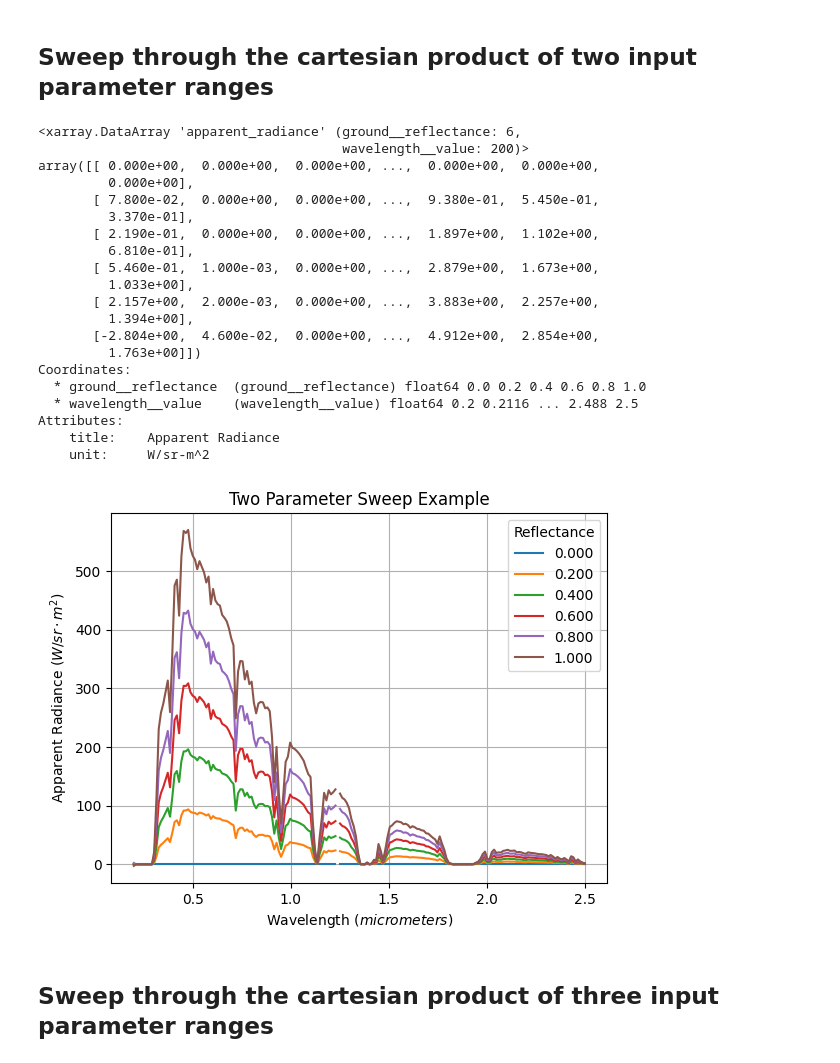
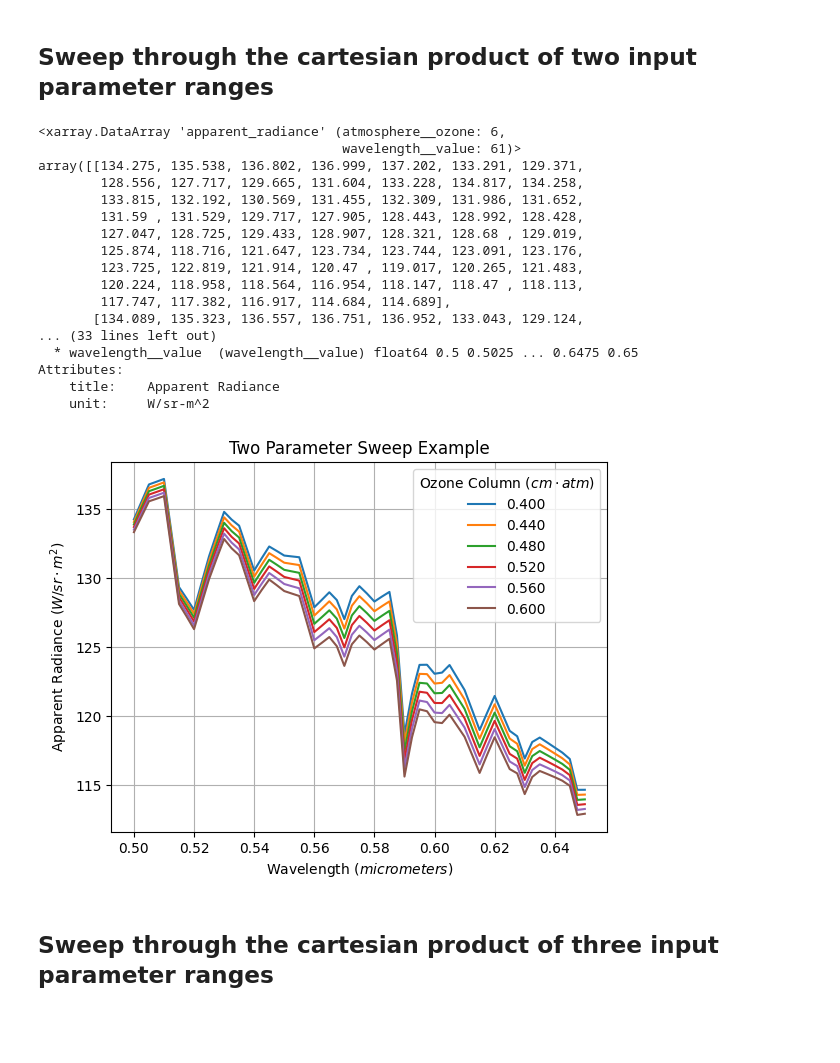
Before and after one commit to brianschubert/rtm-wrapper, a Jupyter notebook: notebooks/sweep_example.ipynb, the cells around one changed output. Cells and saved outputs as stored; diff of their text form; code cells hidden in the pictures; blank space fills up the shorter version.

```diff
--- a/notebooks/sweep_example.ipynb
+++ b/notebooks/sweep_example.ipynb
@@ -20,7 +16,7 @@ wavelengths = np.linspace(0.2, 2.5, 200)
 # %%
 sweep = SweepSimulation(
     {
-        "wavelength__value": wavelengths,
+        "wavelength__value": np.arange(0.2, 2.5, 0.005),
     },
     base=pysixs_default_inputs(),
 )
@@ -62,47 +58,44 @@ Attributes:
 # %%
 sweep = SweepSimulation(
     {
-        "ground__reflectance": np.linspace(0, 1, 6),
-        "wavelength__value": wavelengths,
+        "atmosphere__ozone": np.arange(0.4, 0.61, 0.04),
+        "wavelength__value": np.arange(0.5, 0.65, 0.0025),
     },
-    base=pysixs_default_inputs(),
+    base=pysixs_default_inputs().replace(atmosphere=rtm_param.AtmosphereWaterOzone(1, 0.5)),
 )
 
 engine = PySixSEngine()
 runner = ConcurrentExecutor()
 
 with alive_progress.alive_bar(sweep.sweep_size, force_tty=True) as bar:
     runner.run(sweep, engine, step_callback=lambda _: bar())
 
 results = runner.collect_results()
 plot_var = results.apparent_radiance
 
 display(plot_var)
 fig, ax = rtm_plot.plot_sweep_legend(plot_var)
 ax.set_title("Two Parameter Sweep Example")
 ax.grid(True);
 # %% [output]
-<xarray.DataArray 'apparent_radiance' (ground__reflectance: 6,
-                                       wavelength__value: 200)>
-array([[ 0.000e+00,  0.000e+00,  0.000e+00, ...,  0.000e+00,  0.000e+00,
-         0.000e+00],
-       [ 7.800e-02,  0.000e+00,  0.000e+00, ...,  9.380e-01,  5.450e-01,
-         3.370e-01],
-       [ 2.190e-01,  0.000e+00,  0.000e+00, ...,  1.897e+00,  1.102e+00,
-         6.810e-01],
-       [ 5.460e-01,  1.000e-03,  0.000e+00, ...,  2.879e+00,  1.673e+00,
-         1.033e+00],
-       [ 2.157e+00,  2.000e-03,  0.000e+00, ...,  3.883e+00,  2.257e+00,
-         1.394e+00],
-       [-2.804e+00,  4.600e-02,  0.000e+00, ...,  4.912e+00,  2.854e+00,
-         1.763e+00]])
-Coordinates:
-  * ground__reflectance  (ground__reflectance) float64 0.0 0.2 0.4 0.6 0.8 1.0
-  * wavelength__value    (wavelength__value) float64 0.2 0.2116 ... 2.488 2.5
+<xarray.DataArray 'apparent_radiance' (atmosphere__ozone: 6,
+                                       wavelength__value: 61)>
+array([[134.275, 135.538, 136.802, 136.999, 137.202, 133.291, 129.371,
+        128.556, 127.717, 129.665, 131.604, 133.228, 134.817, 134.258,
+        133.815, 132.192, 130.569, 131.455, 132.309, 131.986, 131.652,
+        131.59 , 131.529, 129.717, 127.905, 128.443, 128.992, 128.428,
+        127.047, 128.725, 129.433, 128.907, 128.321, 128.68 , 129.019,
+        125.874, 118.716, 121.647, 123.734, 123.744, 123.091, 123.176,
+        123.725, 122.819, 121.914, 120.47 , 119.017, 120.265, 121.483,
+        120.224, 118.958, 118.564, 116.954, 118.147, 118.47 , 118.113,
+        117.747, 117.382, 116.917, 114.684, 114.689],
+       [134.089, 135.323, 136.557, 136.751, 136.952, 133.043, 129.124,
+... (33 lines left out)
+  * wavelength__value  (wavelength__value) float64 0.5 0.5025 ... 0.6475 0.65
 Attributes:
     title:    Apparent Radiance
     unit:     W/sr-m^2
-[figure, old version]
+[figure, new version]
 # %% [markdown]
 ## Sweep through the cartesian product of three input parameter ranges
 # %%
```
Also changed, not shown: parts of 7 cells of this notebook.
